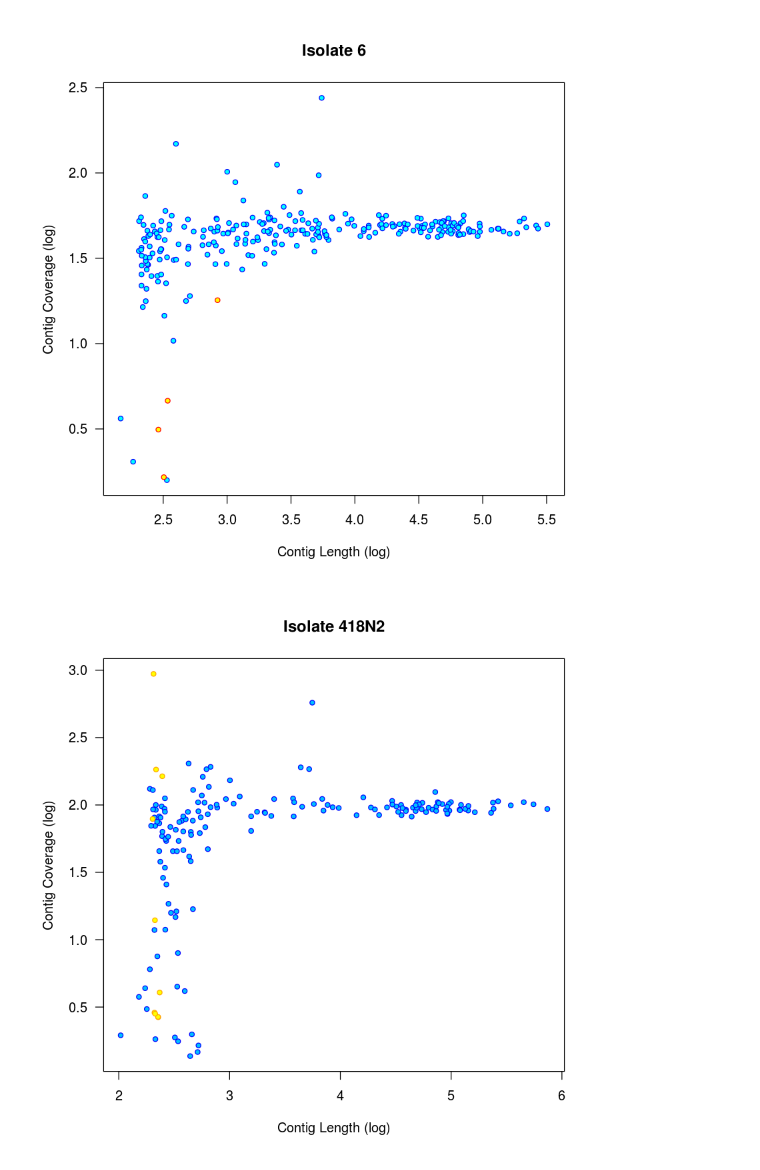
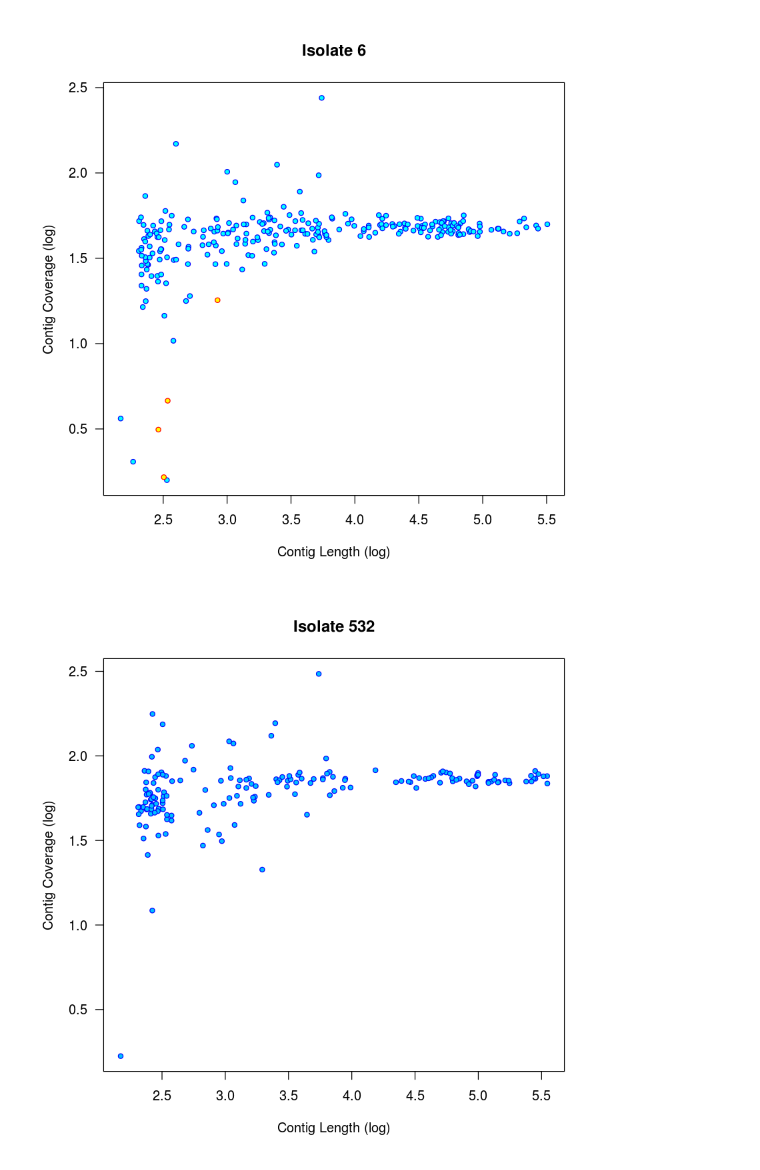
Before and after one commit to cizydorczyk/grad_school_scripts, a Jupyter notebook: jupyter_practice/single cov vs length.ipynb, the cells around one changed output. Cells and saved outputs as stored; diff of their text form; code cells hidden in the pictures.

```diff
--- a/jupyter_practice/single cov vs length.ipynb
+++ b/jupyter_practice/single cov vs length.ipynb
@@ -83,10 +83,10 @@ plot(log10(data1$Length), log10(data1$Coverage), pch=21, cex=0.8, col=data1$Outl
 # %% [output]
 [figure]
 # %%
-data=read.table("/home/conrad/Data/160902_NextSeq/primary_project/de_novo_assemblies/raw_assemblies_C2/stats_for_graphs_C4/418N2_stats_for_graph.tsv", header=TRUE, sep="\t")
+data=read.table("/home/conrad/Data/160902_NextSeq/primary_project/de_novo_assemblies/qc20_C13/stats_for_graphs_C15/532_stats_for_graph.tsv", header=TRUE, sep="\t")
 # %%
 data1 = transform(data, Color=as.character(Color), Outline=as.character(Outline))
 # %%
-plot(log10(data1$Length), log10(data1$Coverage), pch=21, cex=0.8, col=data1$Outline, bg=data1$Color, xlab="Contig Length (log)", ylab="Contig Coverage (log)", las=1, main="Isolate 418N2")
+plot(log10(data1$Length), log10(data1$Coverage), pch=21, cex=0.8, col=data1$Outline, bg=data1$Color, xlab="Contig Length (log)", ylab="Contig Coverage (log)", las=1, main="Isolate 532")
 # %% [output]
-[figure, old version]
+[figure, new version]
```
Also changed, not shown: 7 other files.
